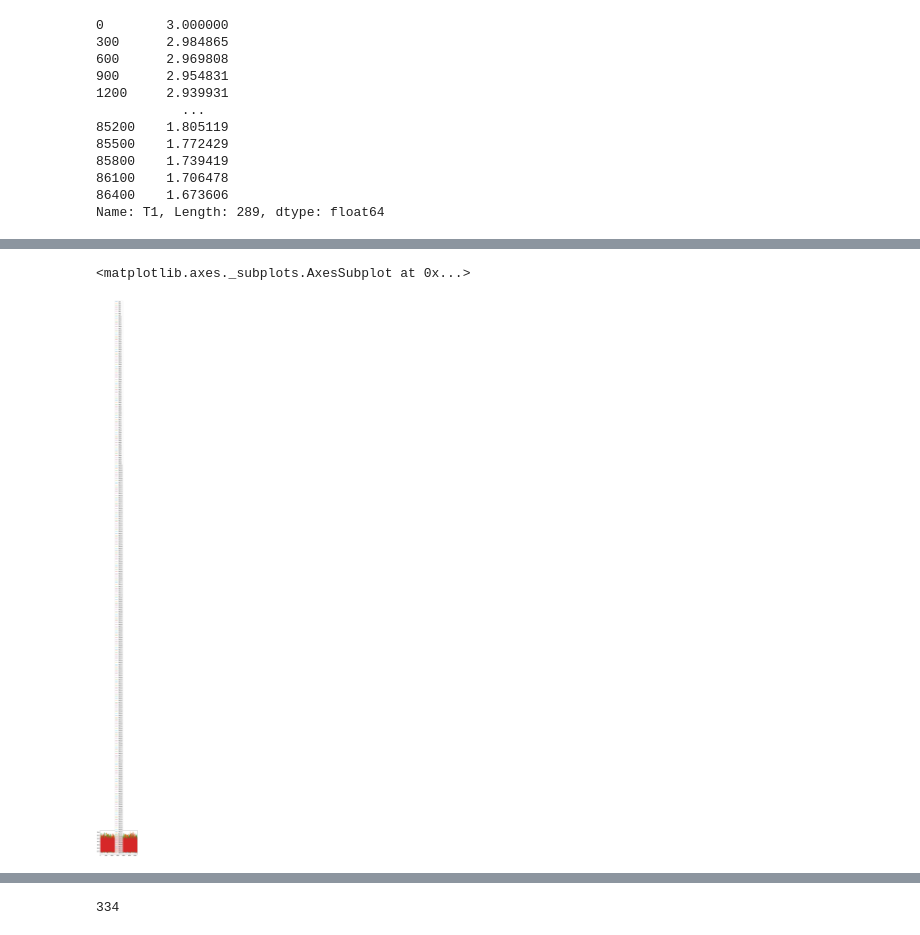
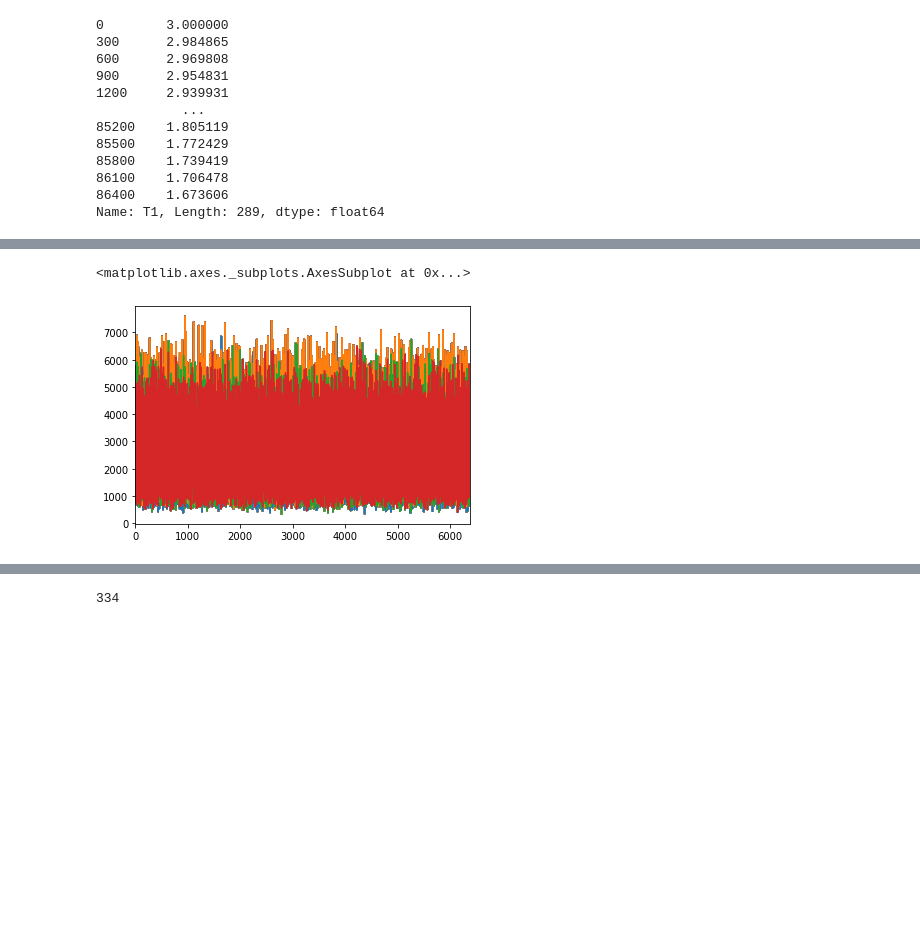
Before and after one commit to Critical-Infrastructure-Systems-Lab/DHALSIM, a Jupyter notebook: Demand_patterns/ctown_months_pattern.ipynb, the cells around one changed output, grey strips where cells are left out. Saved outputs shown, nothing was run; the diff lists cells and outputs as text; code cells hidden in the pictures; blank space fills up the shorter version.

```diff
--- a/Demand_patterns/ctown_months_pattern.ipynb
+++ b/Demand_patterns/ctown_months_pattern.ipynb
@@ -154,10 +120,10 @@ for i in range(0,84):
 del dff['pat335']
 del dff['pat336']
 # %%
-dff.plot()
+dff.plot(legend=None)
 # %% [output]
 <matplotlib.axes._subplots.AxesSubplot at 0x...>
-[figure, old version]
+[figure, new version]
 # %%
 # Write the resulting patterns
 dff.to_csv(output_path)
```
Also changed, not shown: parts of 13 cells of this notebook.
